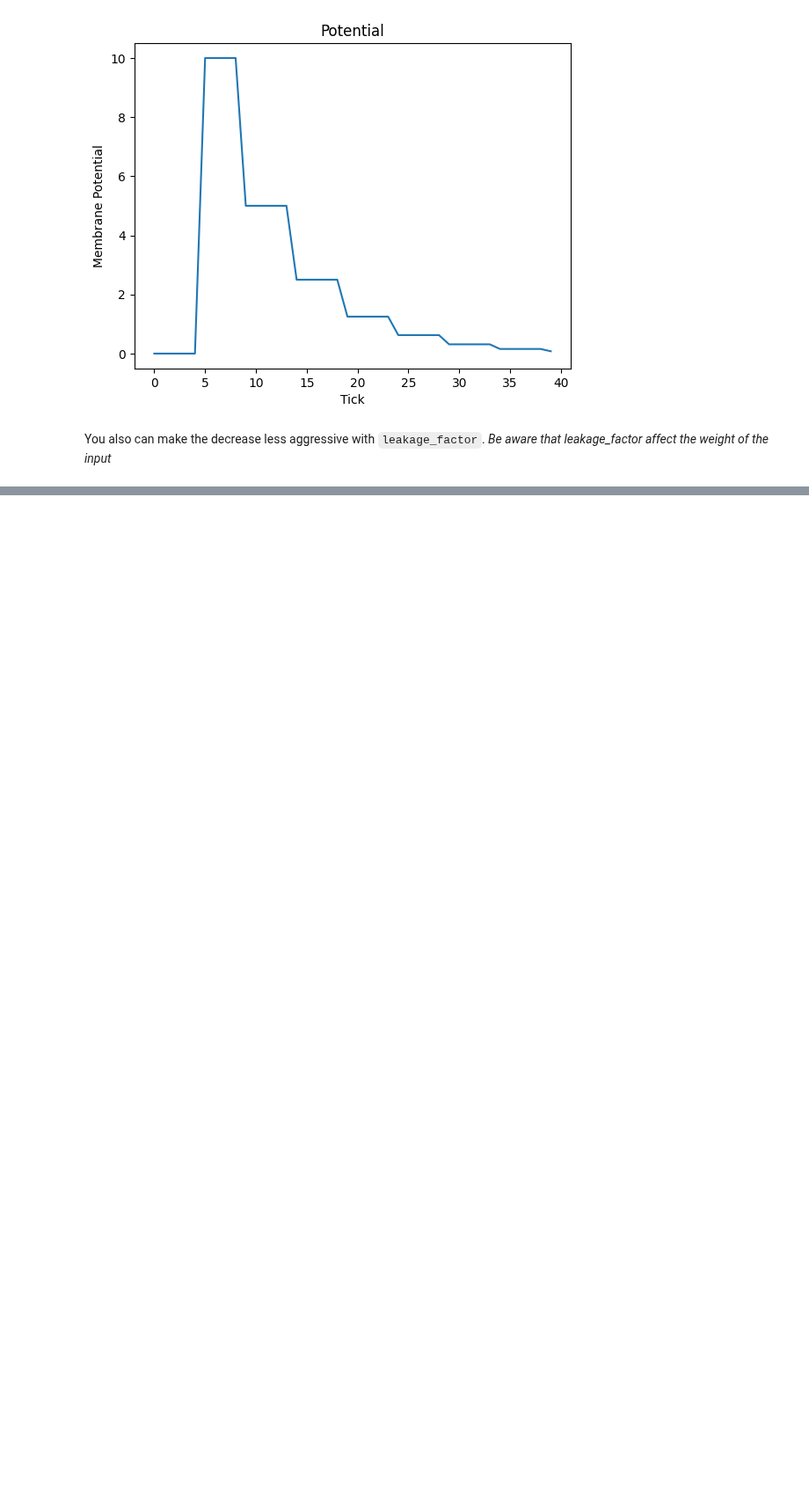
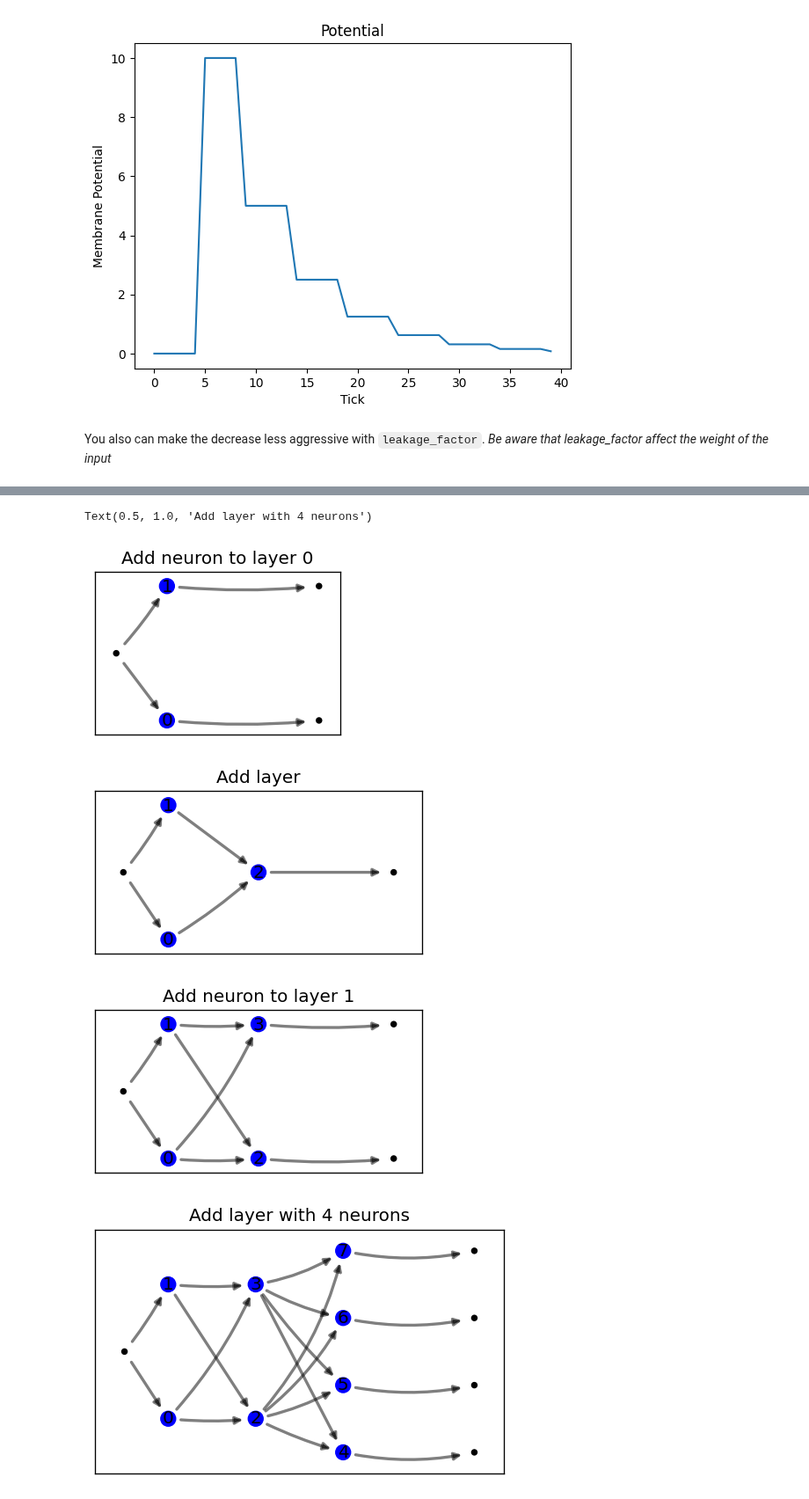
Before and after one commit to yakir4123/SNN-SCTN, a Jupyter notebook: notebooks/getting_started.ipynb, the cells around one changed output, grey strips where cells are left out. Shown at 88% size. Drawn from its saved outputs; the diff is of its cells as text; code cells hidden in the pictures; blank space fills up the shorter version.

```diff
--- a/notebooks/getting_started.ipynb
+++ b/notebooks/getting_started.ipynb
@@ -84,0 +144,23 @@ simulate()
+# %%
+
+network.add_neuron(create_SCTN(), 0)
+plot_network(network)
+plt.title('Add neuron to layer 0')
+
+network.add_layer(SCTNLayer([create_SCTN()]))
+plot_network(network)
+plt.title('Add layer')
+
+network.add_neuron(create_SCTN(), 1)
+plot_network(network)
+plt.title('Add neuron to layer 1')
+
+network.add_layer(SCTNLayer([create_SCTN() for i in range(4)]))
+plot_network(network)
+plt.title('Add layer with 4 neurons')
+# %% [output]
+Text(0.5, 1.0, 'Add layer with 4 neurons')
+[figure, added]
+[figure, added]
+[figure, added]
+[figure, added]
```
Also changed, not shown: parts of 33 cells of this notebook, 2 other files.
